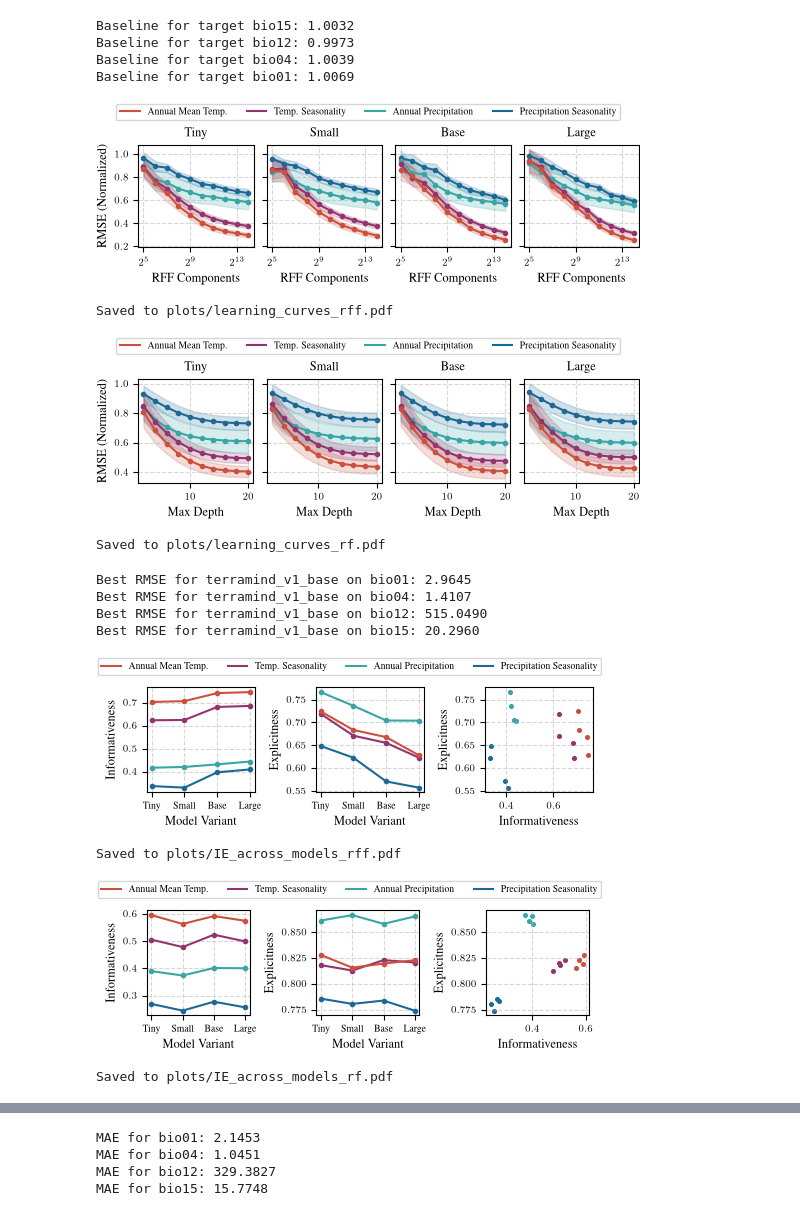
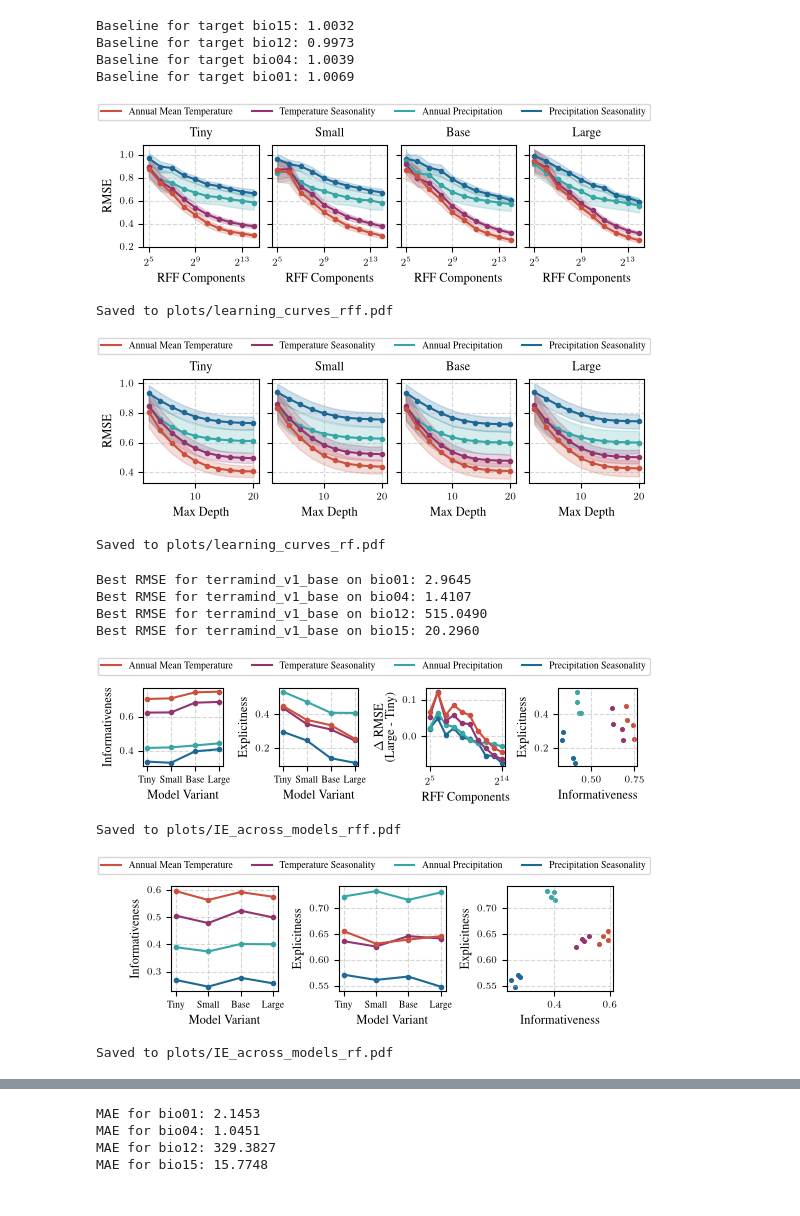
Before and after one commit to kdybek/terramind_probing, a Jupyter notebook: plots.ipynb, the cells around one changed output, grey strips where cells are left out. Saved outputs shown, nothing was run; the diff lists cells and outputs as text; code cells hidden in the pictures.

Commit message:
updated plots

```diff
--- a/plots.ipynb
+++ b/plots.ipynb
@@ -48,8 +48,8 @@ SIZE_DICT = {
 
 TARGET_NAMES = ["bio15", "bio12", "bio04", "bio01"]
 TARGET_LABELS = {
-    "bio01": "Annual Mean Temp.",
-    "bio04": "Temp. Seasonality",
+    "bio01": "Annual Mean Temperature",
+    "bio04": "Temperature Seasonality",
     "bio12": "Annual Precipitation",
     "bio15": "Precipitation Seasonality",
 }
@@ -120,7 +120,7 @@ def summarize(results, metric, target):
         return 1 - best
     elif metric == "Explicitness":
         aulcc = np.trapezoid(np.array(results) - best, dx=1)
-        return 1 - aulcc / ((len(results) - 1) * (per_target_baseline[target] - best))
+        return 1 - aulcc / (0.5 * (len(results) - 1) * (per_target_baseline[target] - best))
 # %% [output]
 Baseline for target bio15: 1.0032
 Baseline for target bio12: 0.9973
@@ -151,6 +151,9 @@ plt.rcParams.update({
 })
 
 df = pd.read_csv(RESULTS_PATH)
+
+tiny_losses = {}
+delta_losses = {}
 
 os.makedirs("plots", exist_ok=True)
 
@@ -181,11 +184,16 @@ for ax, model in zip(axes, MODEL_NAMES, strict=True):
         ax.plot(RBF_COMPONENT_COUNTS, means, label=TARGET_LABELS[tgt], color=TARGET_COLORS[tgt], marker="o", markersize=MARKER_SIZE)
         ax.fill_between(RBF_COMPONENT_COUNTS, los, his, color=TARGET_COLORS[tgt], alpha=0.2)
 
+        if model == "terramind_v1_tiny":
+            tiny_losses[tgt] = means
+        elif model == "terramind_v1_large":
+            delta_losses[tgt] = [m_large - m_tiny for m_tiny, m_large in zip(tiny_losses[tgt], means)]
+
     ax.set_xscale("log", base=2)
     ax.set_xlabel("RFF Components")
     ax.set_title(MODEL_LABELS[model])
     ax.grid(True, linestyle="--", alpha=0.5)
-axes[0].set_ylabel("RMSE (Normalized)")
+axes[0].set_ylabel("RMSE")
 
 fig.legend(handles=color_handles, loc="upper center", ncol=4, bbox_to_anchor=(0.5, 1.15))
 
@@ -193,7 +201,7 @@ plt.savefig("plots/learning_curves_rff.pdf", bbox_inches="tight")
 plt.show()
 print("\nSaved to plots/learning_curves_rff.pdf")
 # %% [output]
-[figure, old version]
+[figure, new version]
 Saved to plots/learning_curves_rff.pdf
 # %%
 import os
@@ -253,7 +261,7 @@ for ax, model in zip(axes, MODEL_NAMES, strict=True):
     ax.set_xlabel("Max Depth")
     ax.set_title(MODEL_LABELS[model])
     ax.grid(True, linestyle="--", alpha=0.5)
-axes[0].set_ylabel("RMSE (Normalized)")
+axes[0].set_ylabel("RMSE")
 
 fig.legend(handles=color_handles, loc="upper center", ncol=4, bbox_to_anchor=(0.5, 1.15))
 
@@ -261,7 +269,7 @@ plt.savefig("plots/learning_curves_rf.pdf", bbox_inches="tight")
 plt.show()
 print("\nSaved to plots/learning_curves_rf.pdf")
 # %% [output]
-[figure, old version]
+[figure, new version]
 Saved to plots/learning_curves_rf.pdf
 # %%
 base_model_name = "terramind_v1_base"
@@ -308,7 +316,7 @@ color_handles = [
 os.environ["PATH"] += os.pathsep + "/Library/TeX/texbin"
 
 plt.rcParams.update(bundles.iclr2024())
-plt.rcParams.update(figsizes.iclr2024(nrows=1, ncols=3, height_to_width_ratio=0.9, rel_width=0.9))
+plt.rcParams.update(figsizes.iclr2024(nrows=1, ncols=4, height_to_width_ratio=0.9, rel_width=1.0))
 plt.rcParams.update({
     "text.latex.preamble": r"\usepackage{times}\usepackage{amsmath}",
     "text.usetex": True,
@@ -320,7 +328,7 @@ os.makedirs("plots", exist_ok=True)
 
 cache = {}
 
-fig, axes = plt.subplots(1, 3, sharey=False)
+fig, axes = plt.subplots(1, 4, sharey=False)
 for ax, metric in zip(axes[:2], ["Informativeness", "Explicitness"], strict=True):
     for tgt in TARGET_NAMES:
         values = []
@@ -360,40 +368,50 @@ for ax, metric in zip(axes[:2], ["Informativeness", "Explicitness"], strict=True
     ax.grid(True, linestyle="--", alpha=0.5)
 
 # last axis for the correlation between informativeness and explicitness
-ax = axes[2]
+ax = axes[3]
 
 x_vals = []
 y_vals = []
 
 for tgt in TARGET_NAMES:
     for model in MODEL_NAMES:
 
         informativeness = cache[(model, tgt, "Informativeness")]
         explicitness = cache[(model, tgt, "Explicitness")]
 
         x_vals.append(informativeness)
         y_vals.append(explicitness)
 
         ax.scatter(
             informativeness,
             explicitness,
             color=TARGET_COLORS[tgt],
             marker="o",
             s=7
         )
 
 ax.set_xlabel("Informativeness")
 ax.set_ylabel("Explicitness")
 
 ax.grid(True, linestyle="--", alpha=0.5)
 
-fig.legend(handles=color_handles, loc="upper center", ncol=4, bbox_to_anchor=(0.5, 1.2))
+ax = axes[2]
+
+for tgt in TARGET_NAMES:
+    ax.plot(RBF_COMPONENT_COUNTS, delta_losses[tgt], label=TARGET_LABELS[tgt], color=TARGET_COLORS[tgt], marker="o", markersize=MARKER_SIZE)
+
+ax.set_xscale("log", base=2)
+ax.set_xlabel("RFF Components")
+ax.set_ylabel("$\\Delta$ RMSE \n (Large - Tiny)")
+ax.grid(True, linestyle="--", alpha=0.5)
+
+fig.legend(handles=color_handles, loc="upper center", ncol=4, bbox_to_anchor=(0.5, 1.25))
 
 plt.savefig("plots/IE_across_models_rff.pdf", bbox_inches="tight")
 plt.show()
 print("\nSaved to plots/IE_across_models_rff.pdf")
 # %% [output]
-[figure, old version]
+[figure, new version]
 Saved to plots/IE_across_models_rff.pdf
 # %%
 import os
@@ -498,7 +516,7 @@ plt.savefig("plots/IE_across_models_rf.pdf", bbox_inches="tight")
 plt.show()
 print("\nSaved to plots/IE_across_models_rf.pdf")
 # %% [output]
-[figure, old version]
+[figure, new version]
 Saved to plots/IE_across_models_rf.pdf
 # %%
 import os
```
Also changed, not shown: parts of 4 cells of this notebook, 1 other file.
